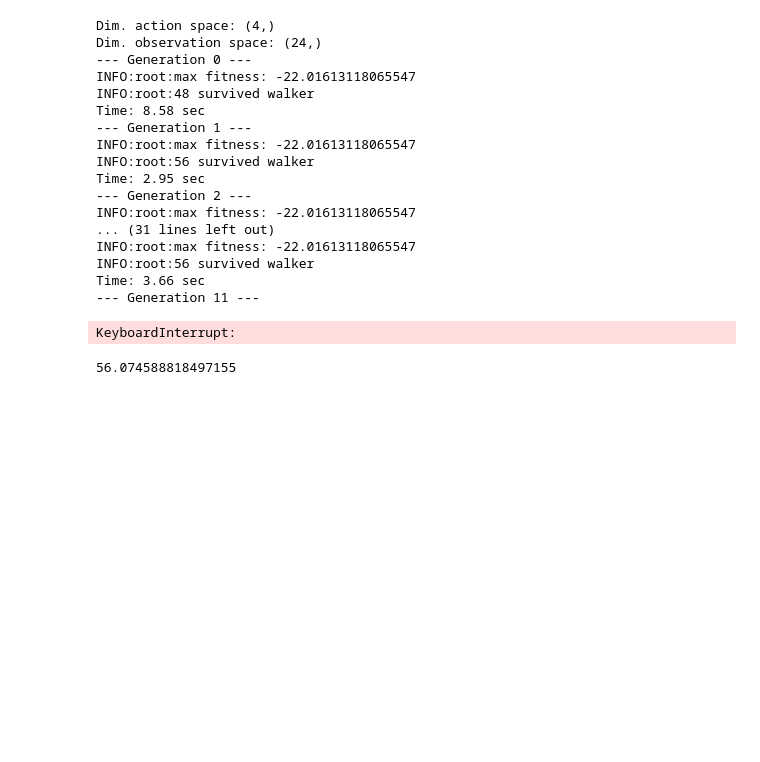
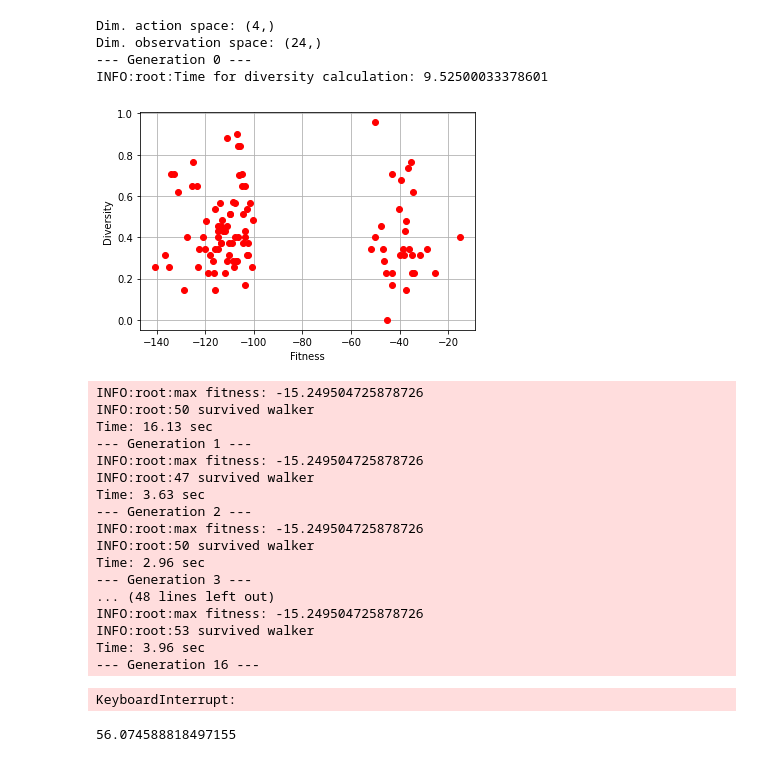
Before and after one commit to Marsl2808/EvAlg-gym, a Jupyter notebook: app.ipynb, the cells around one changed output. Drawn from its saved outputs; the diff is of its cells as text; code cells hidden in the pictures; blank space fills up the shorter version.

```diff
--- a/app.ipynb
+++ b/app.ipynb
@@ -39,50 +39,55 @@ def agent_env_loop(entity, generation):
     env.seed(10)
     observation = env.reset()                                 # s_0
 
     for i in range(MAX_SEQUENCE_LEN):
 
         action = entity.controller.feed_forward(observation)  # a_t, s_t
         observation, reward, done, _ = env.step(action)  # s_{t+1}, r_{t+1}
 
         entity.fitness += reward
         if done:
             break
 
 
 if __name__ == '__main__':
     for generation in range(N_GENERATIONS):
         t_start = time.time()
 
         print(f"--- Generation {generation} ---")
         for entity in pop_manager.population:
             if not entity.survived:
                 agent_env_loop(entity, generation)
 
-        # if generation % 100 == 0:
-        #     train_evaluator.eval_training(pop_manager.population)
+        if generation % 100 == 0:
+            train_evaluator.eval_training(pop_manager.population)
 
         pop_manager.breed_new_population()
 
         print(f"Time: {(time.time() - t_start):.2f} sec")
 # %% [output]
 Dim. action space: (4,)
 Dim. observation space: (24,)
 --- Generation 0 ---
-INFO:root:max fitness: -22.01613118065547
-INFO:root:48 survived walker
-Time: 8.58 sec
---- Generation 1 ---
-INFO:root:max fitness: -22.01613118065547
-INFO:root:56 survived walker
-Time: 2.95 sec
---- Generation 2 ---
-INFO:root:max fitness: -22.01613118065547
-... (31 lines left out)
-INFO:root:max fitness: -22.01613118065547
-INFO:root:56 survived walker
-Time: 3.66 sec
---- Generation 11 ---
+INFO:root:Time for diversity calculation: 9.52500033378601
+[figure, added]
-KeyboardInterrupt:
+INFO:root:max fitness: -15.249504725878726
+INFO:root:50 survived walker
+Time: 16.13 sec
+--- Generation 1 ---
+INFO:root:max fitness: -15.249504725878726
+INFO:root:47 survived walker
+Time: 3.63 sec
+--- Generation 2 ---
+INFO:root:max fitness: -15.249504725878726
+INFO:root:50 survived walker
+Time: 2.96 sec
+--- Generation 3 ---
+... (48 lines left out)
+INFO:root:max fitness: -15.249504725878726
+INFO:root:53 survived walker
+Time: 3.96 sec
+--- Generation 16 ---
+KeyboardInterrupt:
 # %%
 # TODO:
 # ---------- diversity measure
```
Also changed, not shown: 4 other files.
